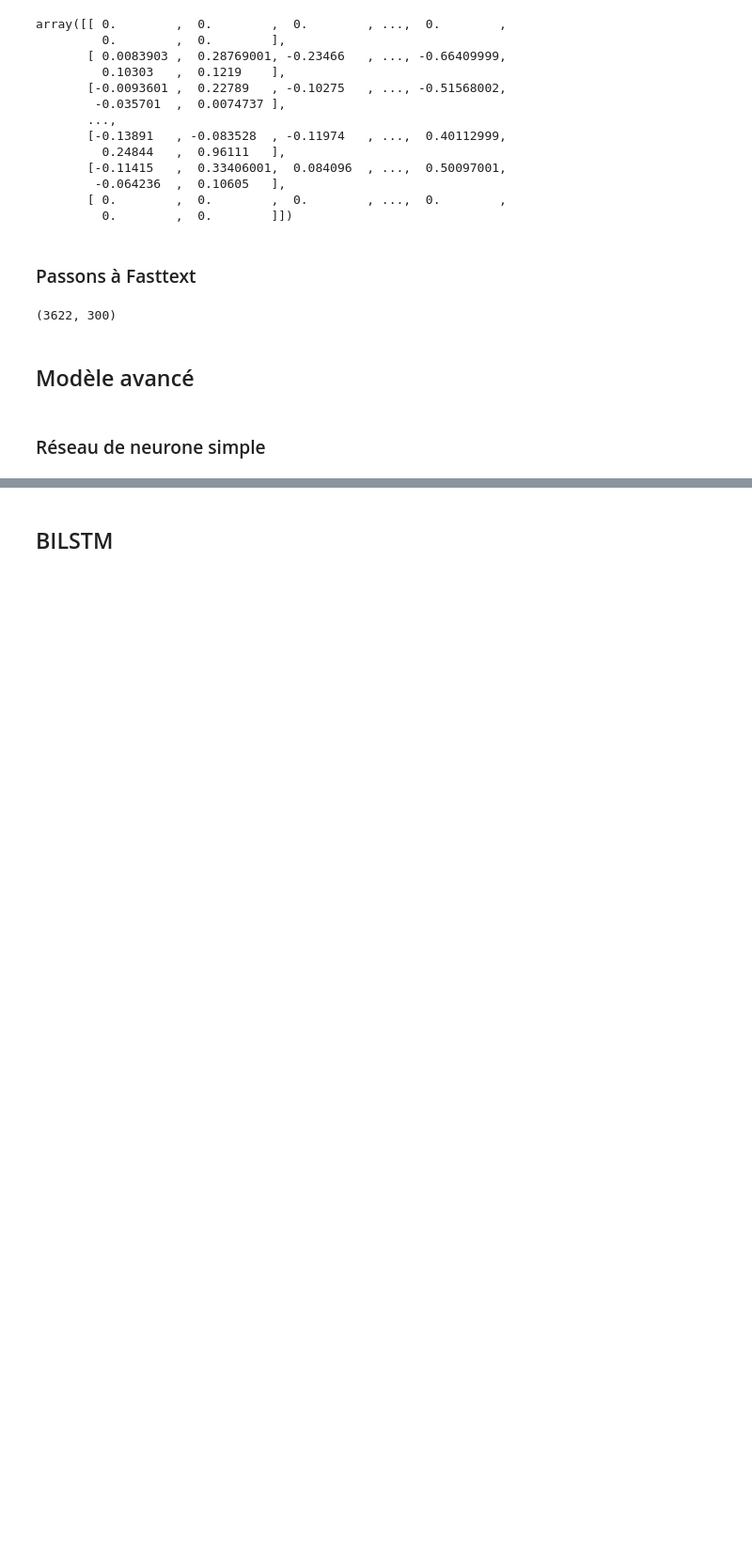
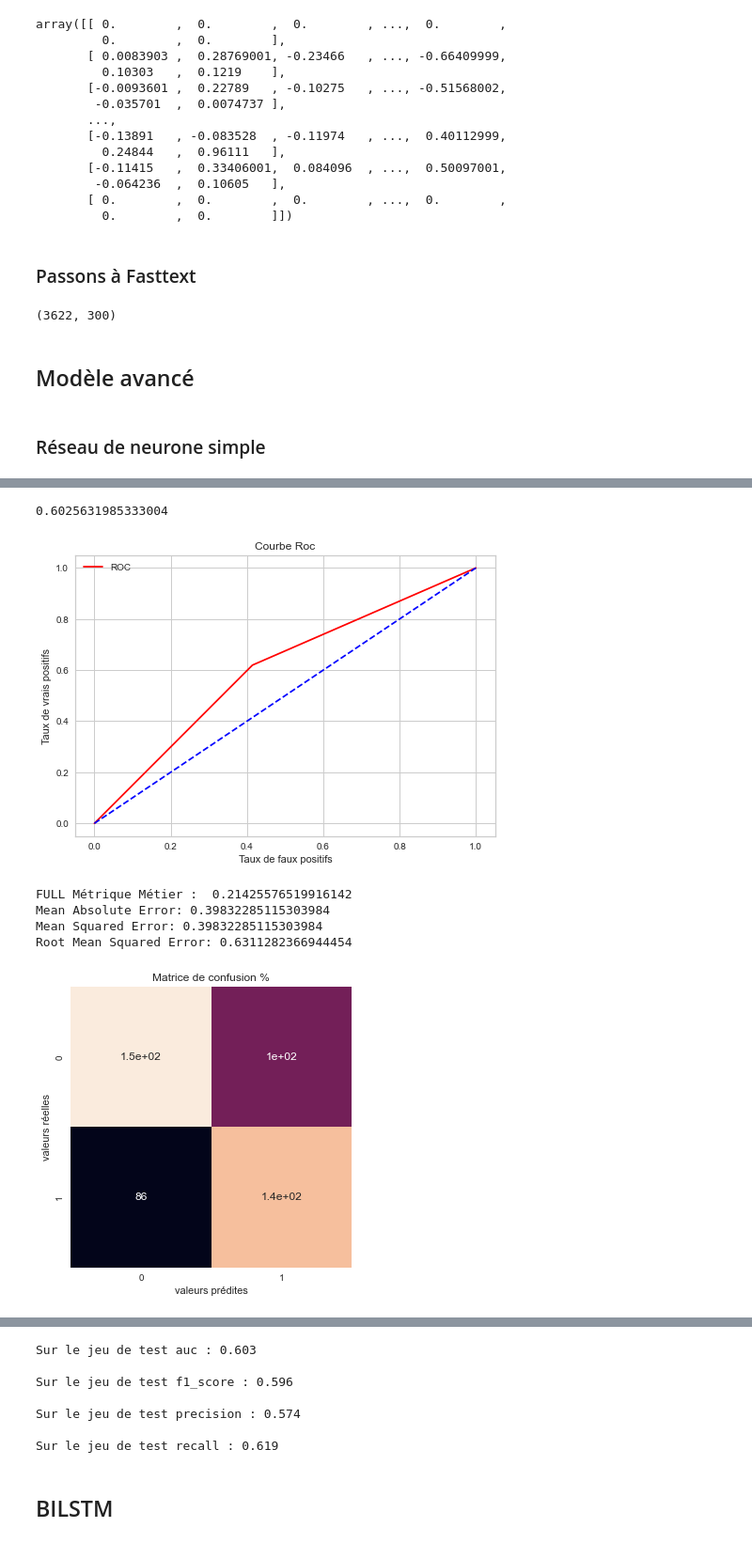
Before and after one commit to AurelieAAN/Project7_detection_des_tweets_d_insatisfactions_deep_learning, a Jupyter notebook: P7_02_scripts.ipynb, the cells around one changed output, grey strips where cells are left out. Shown at 94% size. Drawn from its saved outputs; the diff is of its cells as text; code cells hidden in the pictures; blank space fills up the shorter version.

Commit message:
add metrics + update bert

```diff
--- a/P7_02_scripts.ipynb
+++ b/P7_02_scripts.ipynb
@@ -950,2 +1009,0 @@ X_train.shape
-# %%
-model.fit(X_train,Y_train,epochs=10,batch_size=113)
@@ -976,2 +1071,2 @@ results = model.evaluate(X_test,y_test)
 # %%
-y_pred = model.predict(embedded_docs_pred)
+y_prob = model.predict(X_test)
@@ -977,0 +1075,2 @@ y_pred = model.predict(embedded_docs_pred)
+# %%
+y_pred = np.where(y_prob > 0.5, 1, 0)
@@ -977,0 +1148,10 @@ y_pred = model.predict(embedded_docs_pred)
+# %%
+pipeline_training_metrics(y_prob, y_test)
+# %% [output]
+0.6025631985333004
+[figure, added]
+FULL Métrique Métier :  0.21425576519916142
+Mean Absolute Error: 0.39832285115303984
+Mean Squared Error: 0.39832285115303984
+Root Mean Squared Error: 0.6311282366944454
+[figure, added]
@@ -978,3 +1159,10 @@ y_pred = model.predict(embedded_docs_pred)
+Sur le jeu de test auc : 0.603
+
+Sur le jeu de test f1_score : 0.596
+
+Sur le jeu de test precision : 0.574
+
+Sur le jeu de test recall : 0.619
 # %% [markdown]
 ## BILSTM
 # %%
```
Also changed, not shown: parts of 81 cells of this notebook.
